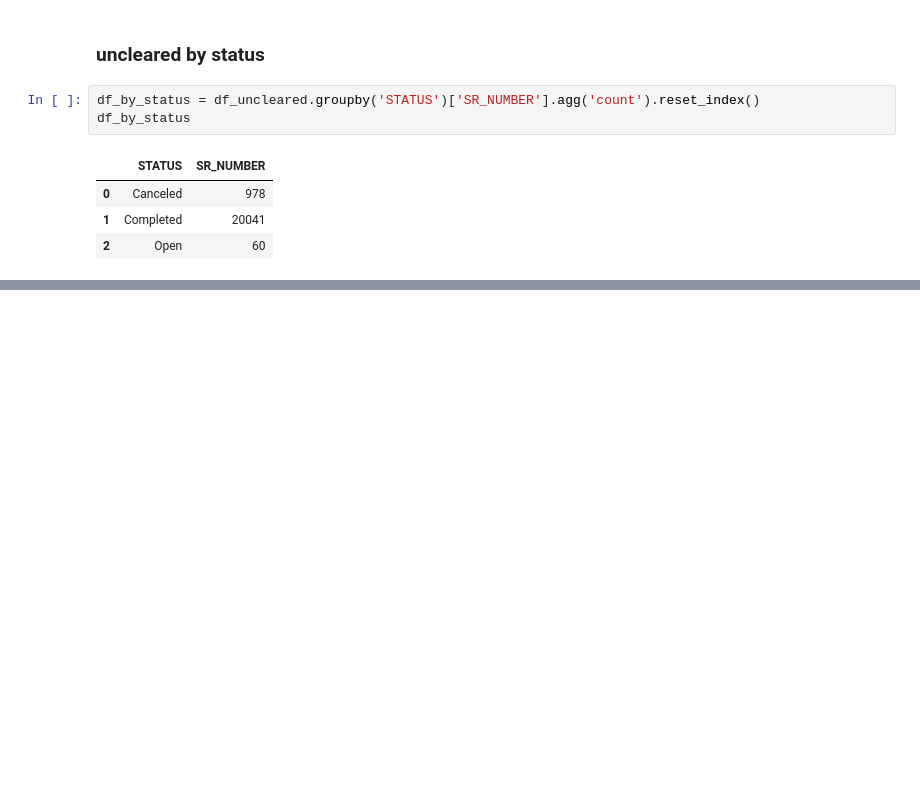
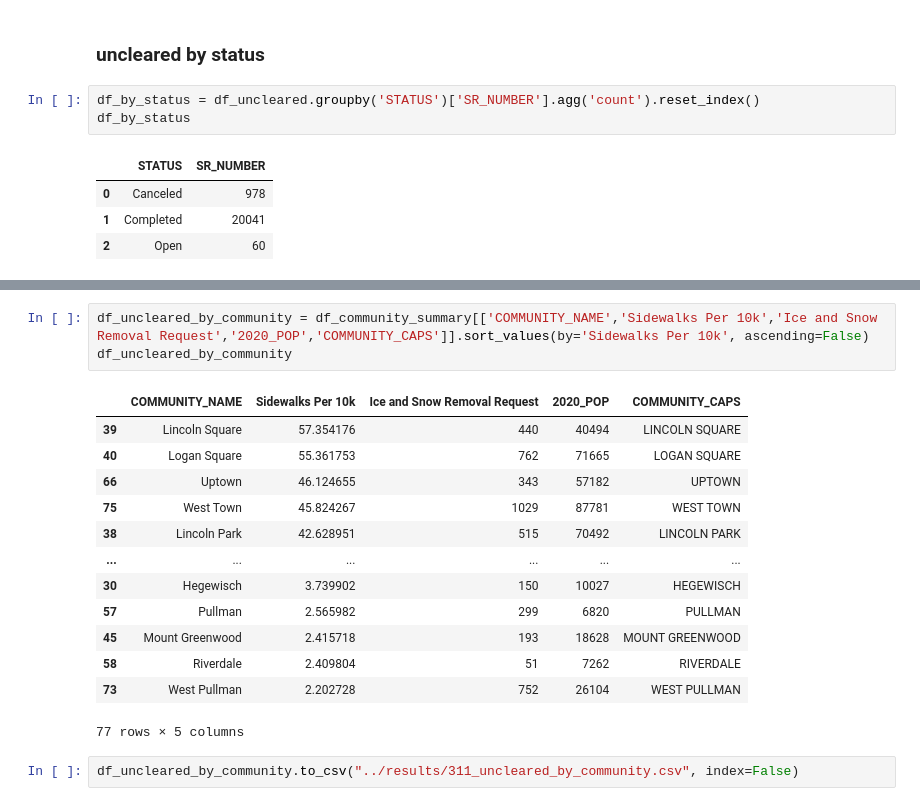
Before and after one commit to reliablerascal/snow-clearance, a Jupyter notebook: notebooks/02-summarize-311-snow-complaints-by-community.ipynb, the cells around one changed output, grey strips where cells are left out. Cells and saved outputs as stored; diff of their text form; blank space fills up the shorter version.

```diff
--- a/notebooks/02-summarize-snow-violations-by-community.ipynb
+++ b/notebooks/02-summarize-311-snow-complaints-by-community.ipynb
@@ -190,0 +213,19 @@ df_by_status
+# %%
+df_uncleared_by_community = df_community_summary[['COMMUNITY_NAME','Sidewalks Per 10k','Ice and Snow Removal Request','2020_POP','COMMUNITY_CAPS']].sort_values(by='Sidewalks Per 10k', ascending=False)
+df_uncleared_by_community
+# %% [output]
+|  | COMMUNITY_NAME | Sidewalks Per 10k | Ice and Snow Removal Request | 2020_POP | COMMUNITY_CAPS |
+| 39 | Lincoln Square | 57.354176 | 440 | 40494 | LINCOLN SQUARE |
+| 40 | Logan Square | 55.361753 | 762 | 71665 | LOGAN SQUARE |
+| 66 | Uptown | 46.124655 | 343 | 57182 | UPTOWN |
+| 75 | West Town | 45.824267 | 1029 | 87781 | WEST TOWN |
+| 38 | Lincoln Park | 42.628951 | 515 | 70492 | LINCOLN PARK |
+| ... | ... | ... | ... | ... | ... |
+| 30 | Hegewisch | 3.739902 | 150 | 10027 | HEGEWISCH |
+| 57 | Pullman | 2.565982 | 299 | 6820 | PULLMAN |
+| 45 | Mount Greenwood | 2.415718 | 193 | 18628 | MOUNT GREENWOOD |
+| 58 | Riverdale | 2.409804 | 51 | 7262 | RIVERDALE |
+| 73 | West Pullman | 2.202728 | 752 | 26104 | WEST PULLMAN |
+77 rows × 5 columns
+# %%
+df_uncleared_by_community.to_csv("../results/311_uncleared_by_community.csv", index=False)
```
Also changed, not shown: parts of 12 cells of this notebook, 21 other files.
